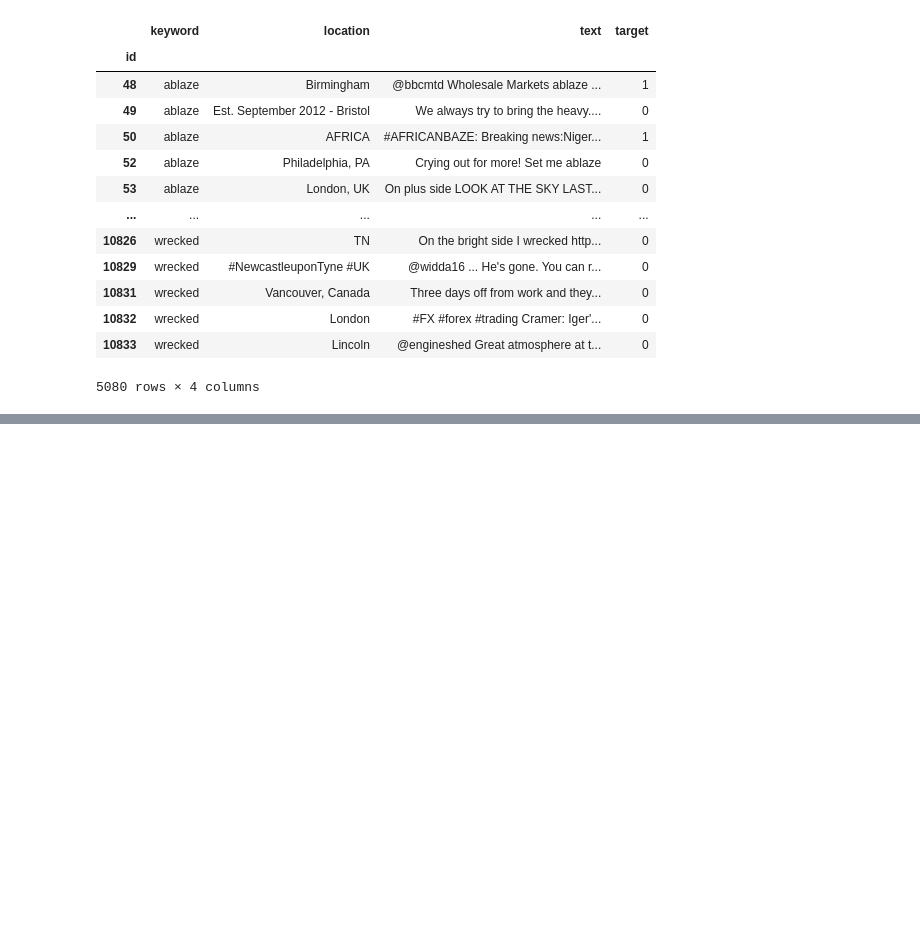
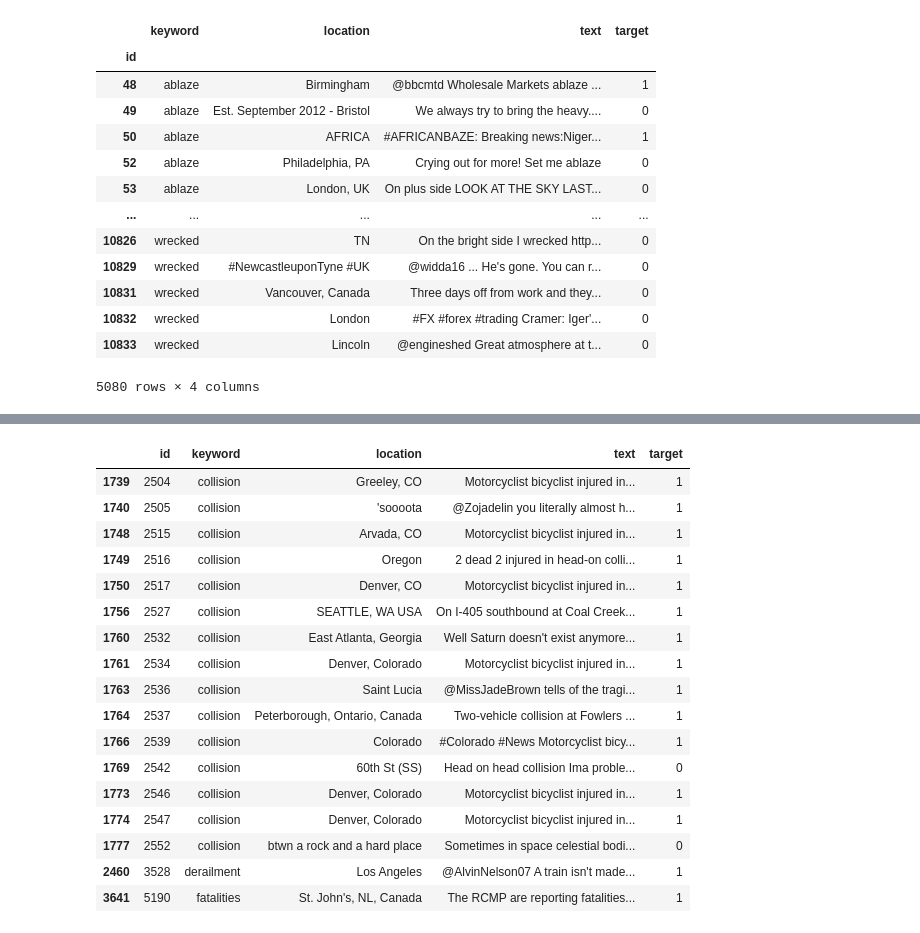
Before and after one commit to jdr98/JabaliSalvajeTP1, a Jupyter notebook: Copia_de_TP1_Jabali_Salvaje.ipynb, the cells around one changed output, grey strips where cells are left out. Cells and saved outputs as stored; diff of their text form; code cells hidden in the pictures; blank space fills up the shorter version.

```diff
--- a/Copia_de_TP1_Jabali_Salvaje.ipynb
+++ b/Copia_de_TP1_Jabali_Salvaje.ipynb
@@ -179,6 +173,6 @@ df.tail(10)
 # %%
-#Limpiar Nas del data frame
-df.location.dropna(inplace = True)
+#Limpiar NaN del data frame
+df.dropna(inplace = True)
 print(len(df))
 # %% [output]
 5080
@@ -217,0 +298,24 @@ df_id
+# %%
+# Traigo todos los tweets con la palabra collision en el texto (17)
+df_text = df.loc[df['text'].str.contains('collision'),:]
+df_text
+#df_text.count()
+# %% [output]
+|  | id | keyword | location | text | target |
+| 1739 | 2504 | collision | Greeley, CO | Motorcyclist bicyclist injured in... | 1 |
+| 1740 | 2505 | collision | 'soooota | @Zojadelin you literally almost h... | 1 |
+| 1748 | 2515 | collision | Arvada, CO | Motorcyclist bicyclist injured in... | 1 |
+| 1749 | 2516 | collision | Oregon | 2 dead 2 injured in head-on colli... | 1 |
+| 1750 | 2517 | collision | Denver, CO | Motorcyclist bicyclist injured in... | 1 |
+| 1756 | 2527 | collision | SEATTLE, WA USA | On I-405 southbound at Coal Creek... | 1 |
+| 1760 | 2532 | collision | East Atlanta, Georgia | Well Saturn doesn't exist anymore... | 1 |
+| 1761 | 2534 | collision | Denver, Colorado | Motorcyclist bicyclist injured in... | 1 |
+| 1763 | 2536 | collision | Saint Lucia | @MissJadeBrown tells of the tragi... | 1 |
+| 1764 | 2537 | collision | Peterborough, Ontario, Canada | Two-vehicle collision at Fowlers ... | 1 |
+| 1766 | 2539 | collision | Colorado | #Colorado #News Motorcyclist bicy... | 1 |
+| 1769 | 2542 | collision | 60th St (SS) | Head on head collision Ima proble... | 0 |
+| 1773 | 2546 | collision | Denver, Colorado | Motorcyclist bicyclist injured in... | 1 |
+| 1774 | 2547 | collision | Denver, Colorado | Motorcyclist bicyclist injured in... | 1 |
+| 1777 | 2552 | collision | btwn a rock and a hard place | Sometimes in space celestial bodi... | 0 |
+| 2460 | 3528 | derailment | Los Angeles | @AlvinNelson07 A train isn't made... | 1 |
+| 3641 | 5190 | fatalities | St. John's, NL, Canada | The RCMP are reporting fatalities... | 1 |
```
Also changed, not shown: parts of 12 cells of this notebook.
